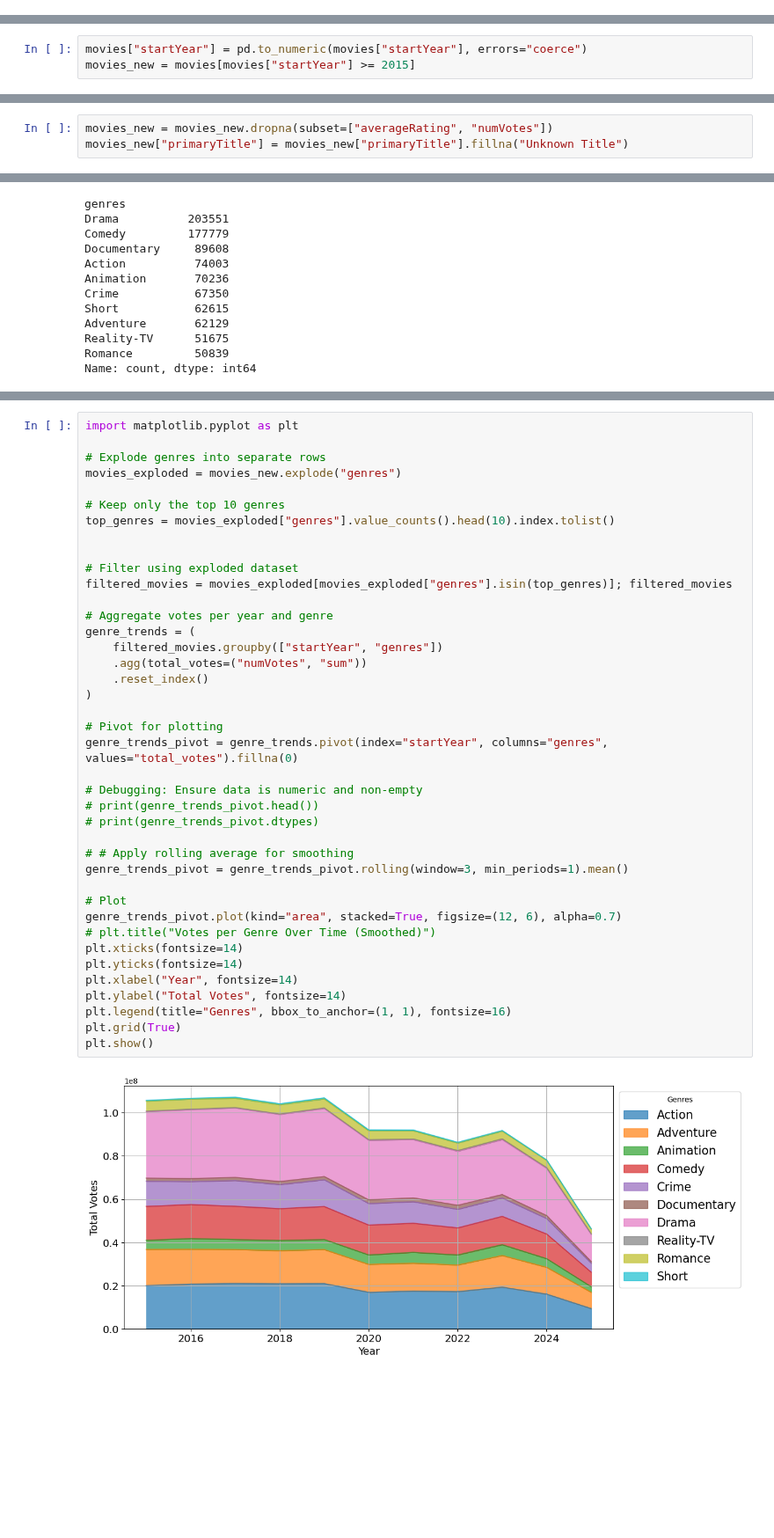
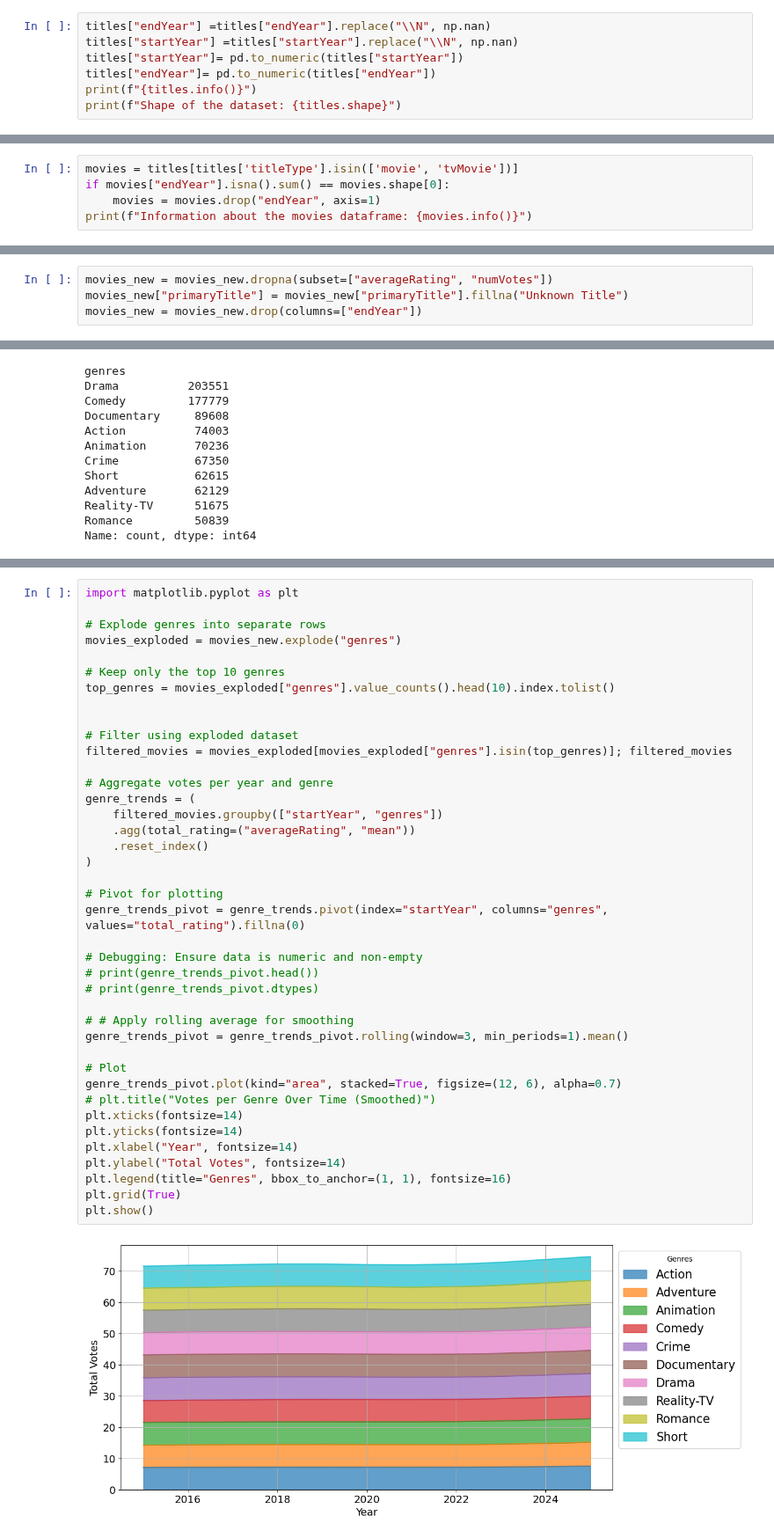
Before and after one commit to Ariestootl/machine_learning, a Jupyter notebook: Movie_Prediction/imdb.ipynb, the cells around one changed output, grey strips where cells are left out. Shown at 88% size. Drawn from its saved outputs; the diff is of its cells as text; blank space fills up the shorter version.

```diff
--- a/Movie_Prediction/imdb.ipynb
+++ b/Movie_Prediction/imdb.ipynb
@@ -110,0 +46,7 @@ movies = title_basics.merge(title_ratings, on="tconst", how="left")
+# %%
+titles["endYear"] =titles["endYear"].replace("\\N", np.nan)
+titles["startYear"] =titles["startYear"].replace("\\N", np.nan)
+titles["startYear"]= pd.to_numeric(titles["startYear"])
+titles["endYear"]= pd.to_numeric(titles["endYear"])
+print(f"{titles.info()}")
+print(f"Shape of the dataset: {titles.shape}")
@@ -110,0 +74,5 @@ movies = title_basics.merge(title_ratings, on="tconst", how="left")
+# %%
+movies = titles[titles['titleType'].isin(['movie', 'tvMovie'])]
+if movies["endYear"].isna().sum() == movies.shape[0]:
+    movies = movies.drop("endYear", axis=1)
+print(f"Information about the movies dataframe: {movies.info()}")
@@ -588,5 +535,2 @@ Most Popular Actor in 2023: Yogi Babu (Combined Score: 472.40)
 # %% [markdown]
 # next
-# %%
-movies["startYear"] = pd.to_numeric(movies["startYear"], errors="coerce")
-movies_new = movies[movies["startYear"] >= 2015]
@@ -609,4 +555,5 @@ dtype: int64
 # %%
 movies_new = movies_new.dropna(subset=["averageRating", "numVotes"])
 movies_new["primaryTitle"] = movies_new["primaryTitle"].fillna("Unknown Title")
+movies_new = movies_new.drop(columns=["endYear"])
 # %%
@@ -703,33 +616,33 @@ top_genres = movies_exploded["genres"].value_counts().head(10).index.tolist()
 
 # Filter using exploded dataset
 filtered_movies = movies_exploded[movies_exploded["genres"].isin(top_genres)]; filtered_movies
 
 # Aggregate votes per year and genre
 genre_trends = (
     filtered_movies.groupby(["startYear", "genres"])
-    .agg(total_votes=("numVotes", "sum"))
+    .agg(total_rating=("averageRating", "mean"))
     .reset_index()
 )
 
 # Pivot for plotting
-genre_trends_pivot = genre_trends.pivot(index="startYear", columns="genres", values="total_votes").fillna(0)
+genre_trends_pivot = genre_trends.pivot(index="startYear", columns="genres", values="total_rating").fillna(0)
 
 # Debugging: Ensure data is numeric and non-empty
 # print(genre_trends_pivot.head())
 # print(genre_trends_pivot.dtypes)
 
 # # Apply rolling average for smoothing
 genre_trends_pivot = genre_trends_pivot.rolling(window=3, min_periods=1).mean()
 
 # Plot
 genre_trends_pivot.plot(kind="area", stacked=True, figsize=(12, 6), alpha=0.7)
 # plt.title("Votes per Genre Over Time (Smoothed)")
 plt.xticks(fontsize=14)
 plt.yticks(fontsize=14)
 plt.xlabel("Year", fontsize=14)
 plt.ylabel("Total Votes", fontsize=14)
 plt.legend(title="Genres", bbox_to_anchor=(1, 1), fontsize=16)
 plt.grid(True)
 plt.show()
 # %% [output]
-[figure, old version]
+[figure, new version]
```
Also changed, not shown: parts of 34 cells of this notebook.
